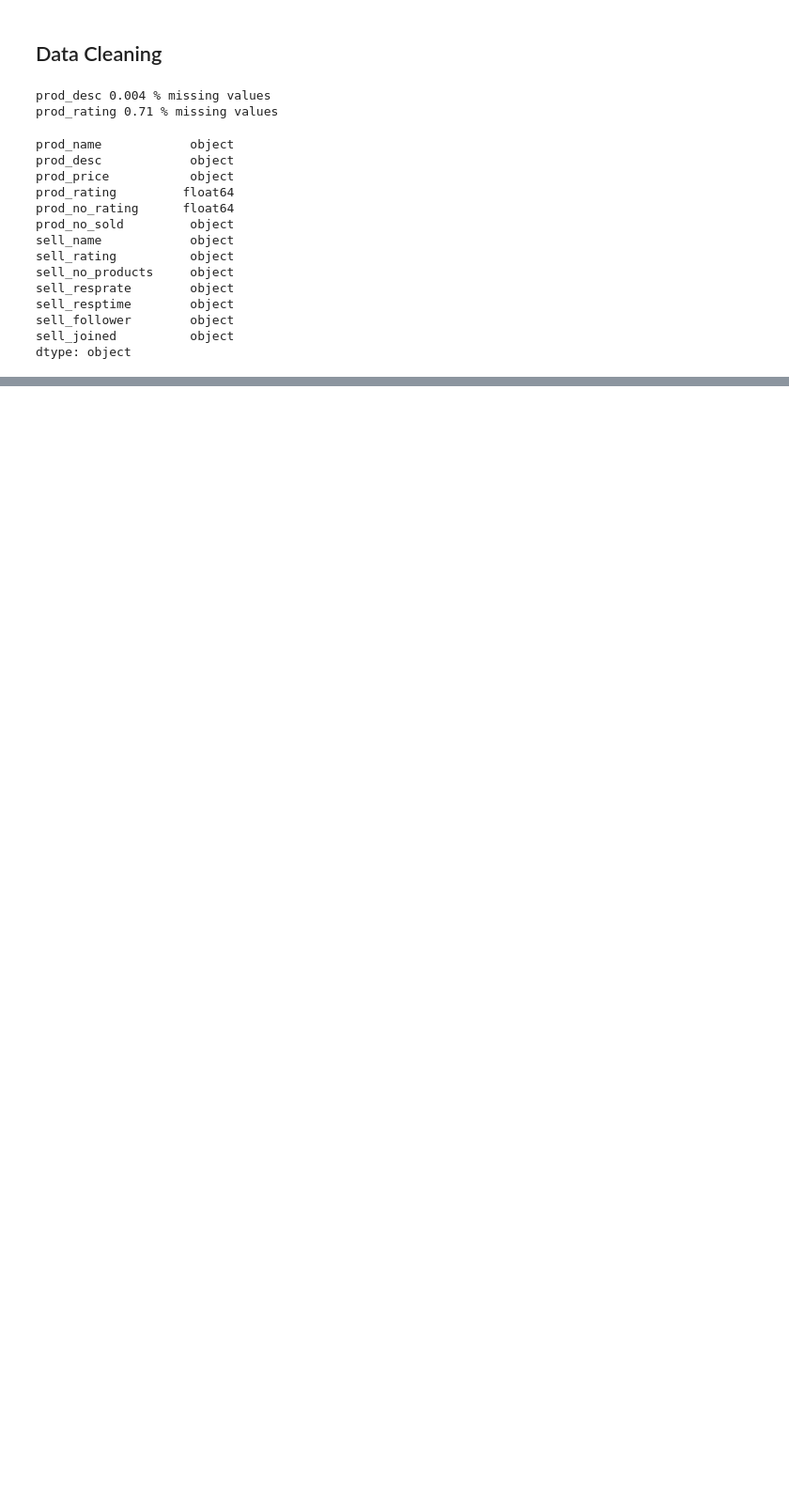
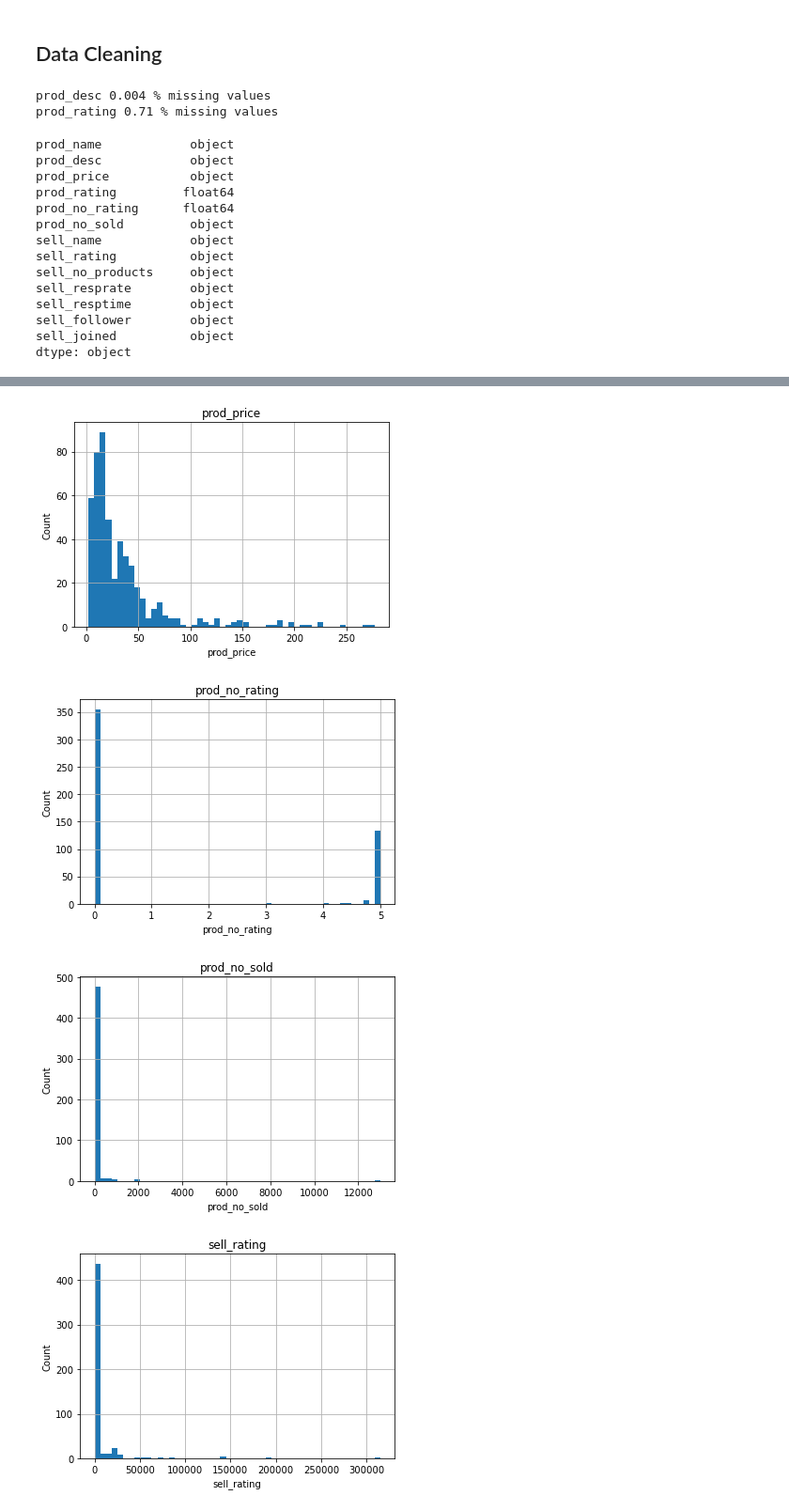
Before and after one commit to weihan7742/Ecommerce-Product-Web-Scrapping---Analysis, a Jupyter notebook: Analysis.ipynb, the cells around one changed output, grey strips where cells are left out. Shown: that part at 94% size. Drawn from its saved outputs; the diff is of its cells as text; code cells hidden in the pictures; blank space fills up the shorter version.

```diff
--- a/Analysis.ipynb
+++ b/Analysis.ipynb
@@ -126,0 +216,5 @@ df['prod_price'] = df['prod_price'].apply(lambda x: int(x.split('-')[0])
+# %%
+# Dealing with continuous feature
+
+continuous_features = [feature for feature in numerical_features if feature not in discrete_features]
+continuous_features
@@ -126,0 +239,14 @@ df['prod_price'] = df['prod_price'].apply(lambda x: int(x.split('-')[0])
+# %%
+# Use histogram to understand the distribution of each variable
+for feature in continuous_features:
+    data = df.copy()
+    data[feature].hist(bins=50)
+    plt.xlabel(feature)
+    plt.ylabel("Count")
+    plt.title(feature)
+    plt.show()
+# %% [output]
+[figure, added]
+[figure, added]
+[figure, added]
+[figure, added]
```
Also changed, not shown: parts of 33 cells of this notebook, 1 other file.
